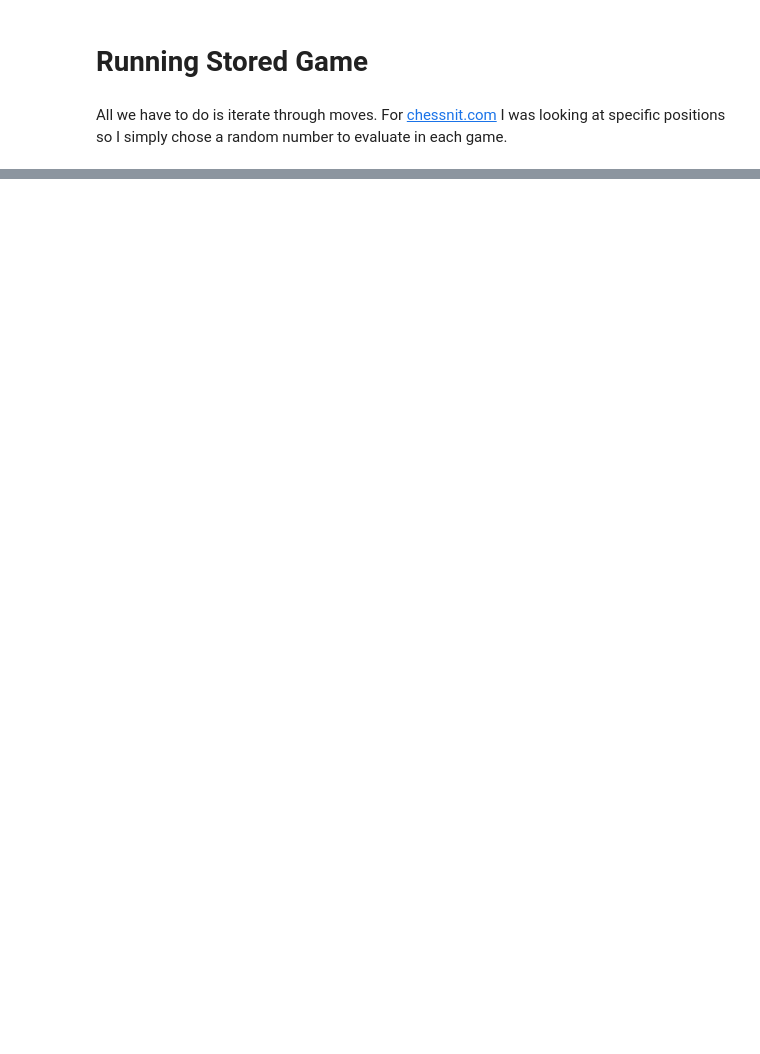
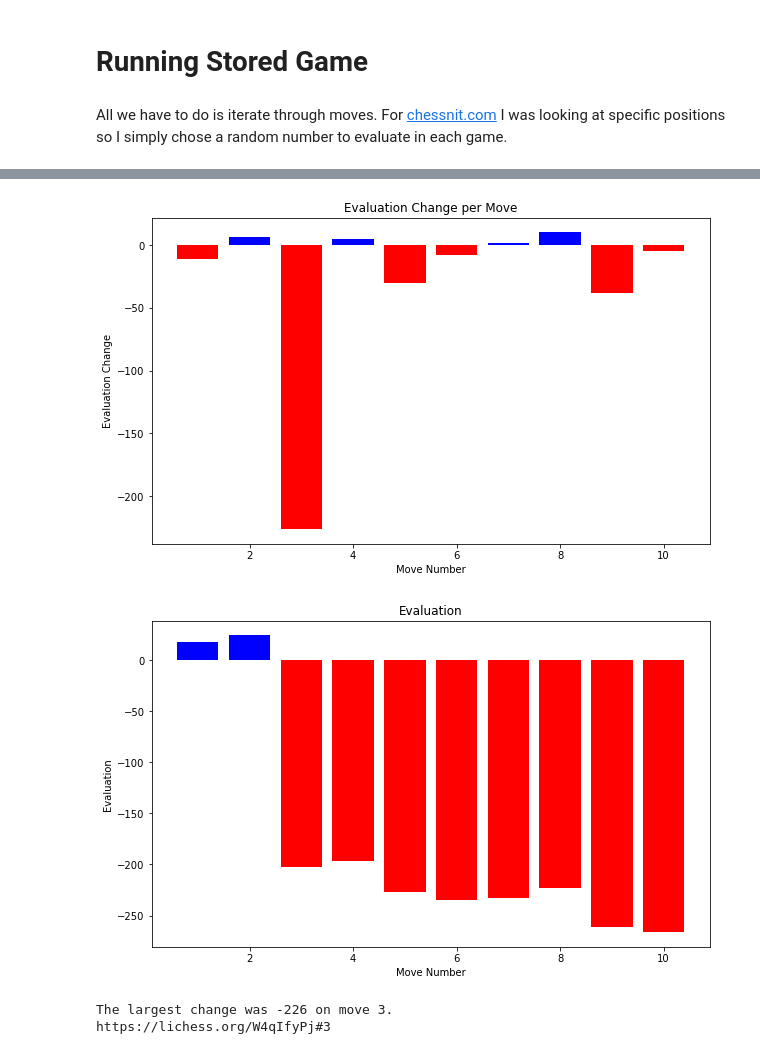
Before and after one commit to aobermuhlner/BigData_Chess_Project, a Jupyter notebook: notebooks/Analyzer.ipynb, the cells around one changed output, grey strips where cells are left out. Cells and saved outputs as stored; diff of their text form; code cells hidden in the pictures; blank space fills up the shorter version.

Commit message:
processor and analyzer

```diff
--- a/notebooks/Analyzer.ipynb
+++ b/notebooks/Analyzer.ipynb
@@ -75,7 +43,5 @@ piece_scores={
     "q": 9,
     "Q": -9
 }
-# %%
-game=games.iloc[0]
 # %% [markdown]
 All we have to do is iterate through moves. For [chessnit.com](http://www.chessnit.com) I was looking at specific positions so I simply chose a random number to evaluate in each game.
@@ -99,17 +77,15 @@ def build_stored_game_analysis(game, move_number, prev_evaluation):
     evaluation=stockfish_good.get_evaluation()
     row['evaluation']=evaluation['value']
     row['evaluation_change']=evaluation['value']-prev_evaluation
+    row['accuracy'] = get_accuracy(row['evaluation_change'])
 
 
     row['taken_score']=sum([piece_scores.get(p) for p in row['taken']])*100
     row['fen']=board.fen()
-    row['url']=game['headers'].get("_others",{}).get("LichessURL","")+f"#{move_number}"
+    row['url']=game['headers'].get("_tag_roster", {}).get("Site", "")+f"#{move_number}"
     try:
         row['last_move']=san
     except:
         print(game)
         row['invalid']=True
     return row, evaluation['value']
-row, x=build_stored_game_analysis(game, 4, 0)
-row
-x
@@ -141,8 +115,8 @@ def analyze_games(games, n, max_move_number):
 # %%
 
 # Define the number of games and the maximum move number you want to analyze
-n_games = 2  # For example, analyze the first 10 games
-max_move_number = 15
+n_games = 10  # For example, analyze the first 10 games
+max_move_number = 10
 
 # Assuming 'games' is your DataFrame containing the games
 games_analysis = analyze_games(games, n_games, max_move_number)
@@ -190,0 +172,42 @@ Name: evaluation_change, dtype: int64
+# %%
+game_index = 1
+df = pd.DataFrame(games_analysis[game_index]['evaluation_change'], columns=['evaluation_change'])
+df2 = pd.DataFrame(games_analysis[game_index]['evaluation'], columns=['evaluation'])
+# %%
+import pandas as pd
+import matplotlib.pyplot as plt
+
+# Assuming games_analysis[0]['evaluation_change'] is a list or similar structure
+df['move_number'] = range(1, len(df) + 1)
+df2['move_number'] = range(1, len(df) + 1)
+
+plt.figure(figsize=(10, 6))
+plt.bar(df['move_number'], df['evaluation_change'], color=df['evaluation_change'].apply(lambda x: 'blue' if x >= 0 else 'red'))
+plt.xlabel('Move Number')
+plt.ylabel('Evaluation Change')
+plt.title('Evaluation Change per Move')
+plt.show()
+
+plt.figure(figsize=(10, 6))
+plt.bar(df2['move_number'], df2['evaluation'], color=df2['evaluation'].apply(lambda x: 'blue' if x >= 0 else 'red'))
+plt.xlabel('Move Number')
+plt.ylabel('Evaluation')
+plt.title('Evaluation')
+plt.show()
+
+biggest_change = 0
+move = 1
+
+for index, change in enumerate(df['evaluation_change'], start=1):
+    # Check if the absolute value of the change is larger than the biggest_change
+    if abs(change) > abs(biggest_change):
+        biggest_change = change
+        move = index
+
+print(f"The largest change was {biggest_change} on move {move}.")
+print(games_analysis[game_index]['url'][move])
+# %% [output]
+[figure, added]
+[figure, added]
+The largest change was -226 on move 3.
+https://lichess.org/W4qIfyPj#3
```
Also changed, not shown: parts of 16 cells of this notebook, 2 other files.
